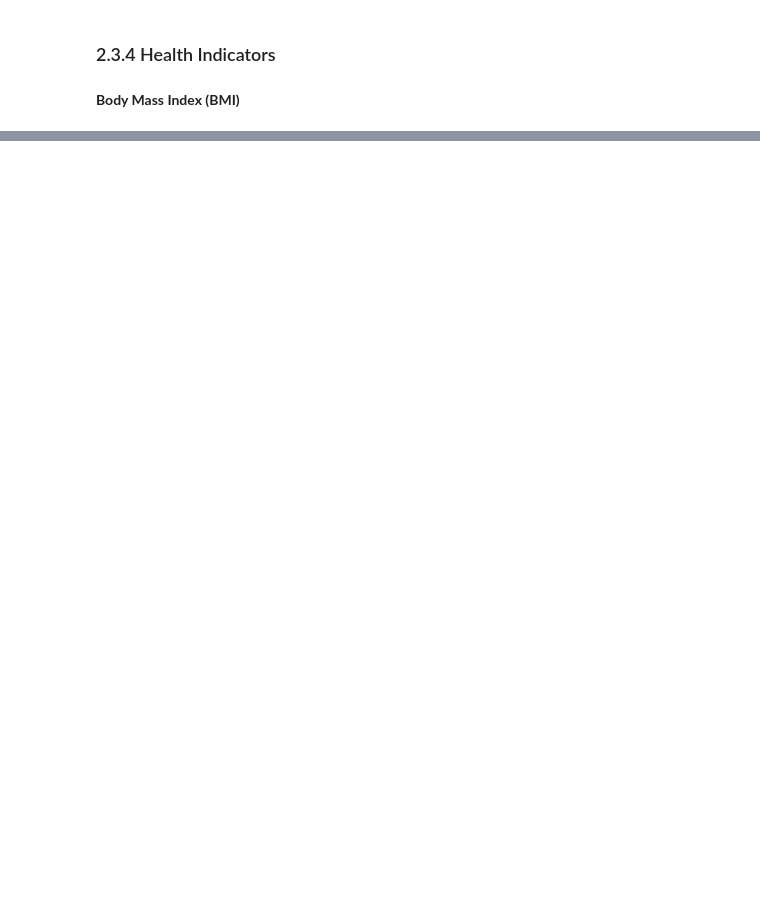
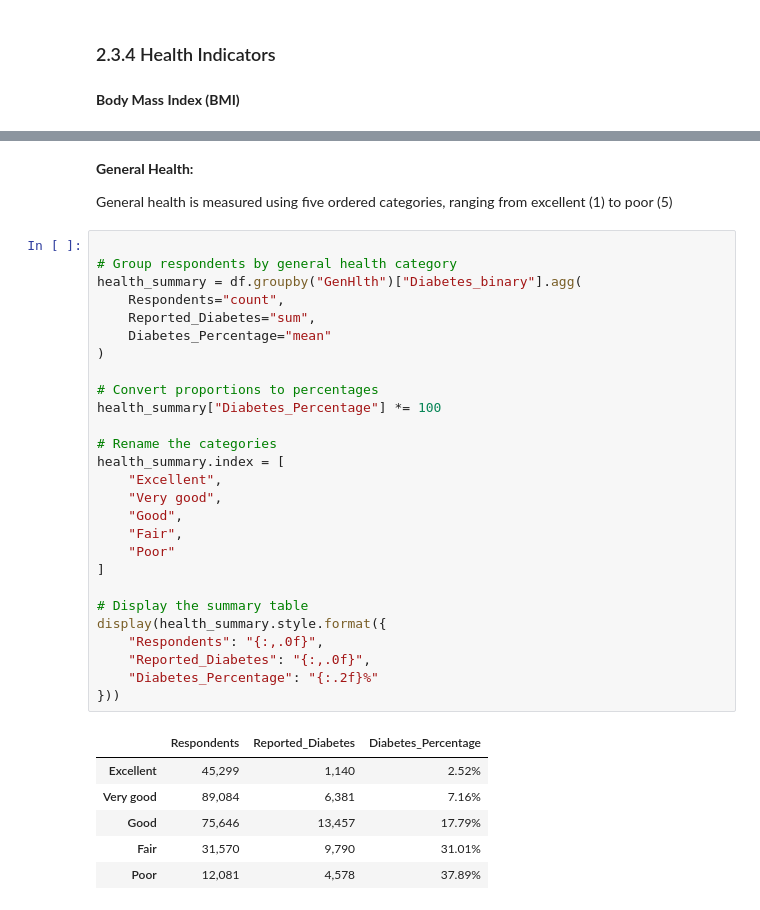
Before and after one commit to Ahmad-1031/DA_CA2, a Jupyter notebook: Notebooks/diabetes_crisp_dm.ipynb, the cells around one changed output, grey strips where cells are left out. Cells and saved outputs as stored; diff of their text form; blank space fills up the shorter version.

```diff
--- a/Notebooks/diabetes_crisp_dm.ipynb
+++ b/Notebooks/diabetes_crisp_dm.ipynb
@@ -681,0 +823,38 @@ There is a difference of 9.53 percentage points between the two groups. The perc
+# %% [markdown]
+**General Health:**
+
+General health is measured using five ordered categories, ranging from excellent (1) to poor (5)
+# %%
+
+# Group respondents by general health category
+health_summary = df.groupby("GenHlth")["Diabetes_binary"].agg(
+    Respondents="count",
+    Reported_Diabetes="sum",
+    Diabetes_Percentage="mean"
+)
+
+# Convert proportions to percentages
+health_summary["Diabetes_Percentage"] *= 100
+
+# Rename the categories
+health_summary.index = [
+    "Excellent",
+    "Very good",
+    "Good",
+    "Fair",
+    "Poor"
+]
+
+# Display the summary table
+display(health_summary.style.format({
+    "Respondents": "{:,.0f}",
+    "Reported_Diabetes": "{:,.0f}",
+    "Diabetes_Percentage": "{:.2f}%"
+}))
+# %% [output]
+|  | Respondents | Reported_Diabetes | Diabetes_Percentage |
+| Excellent | 45,299 | 1,140 | 2.52% |
+| Very good | 89,084 | 6,381 | 7.16% |
+| Good | 75,646 | 13,457 | 17.79% |
+| Fair | 31,570 | 9,790 | 31.01% |
+| Poor | 12,081 | 4,578 | 37.89% |
```
Also changed, not shown: parts of 7 cells of this notebook.
